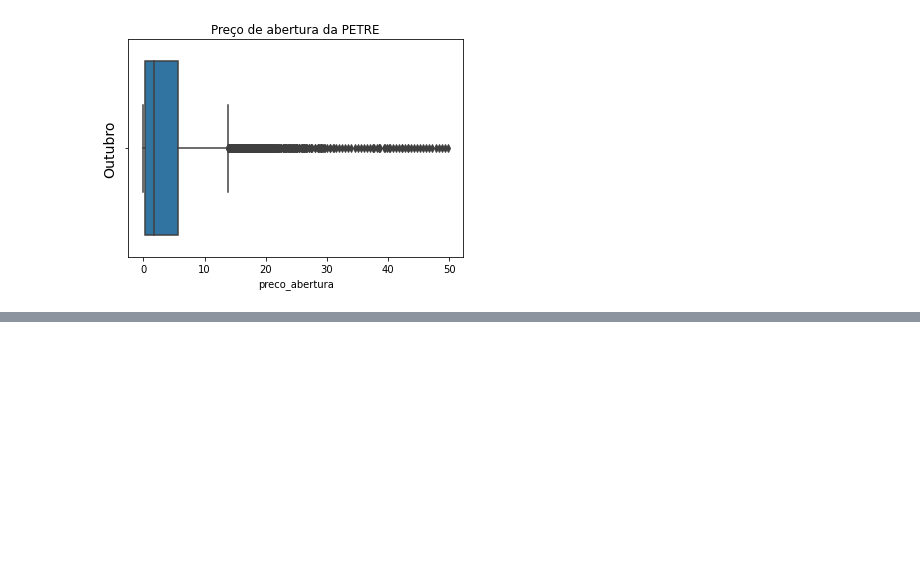
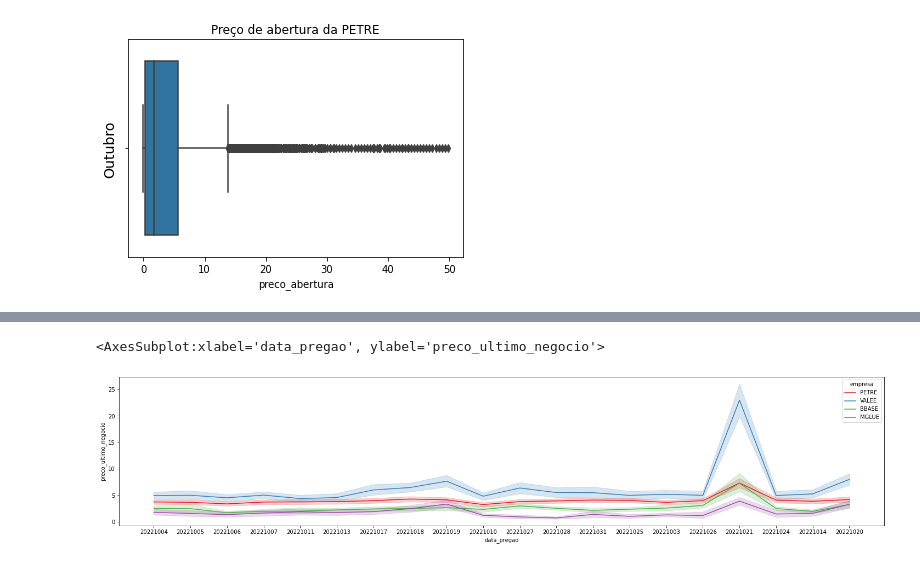
Before and after one commit to data-science-ci/actions-price-analysis, a Jupyter notebook: bovespa.ipynb, the cells around one changed output, grey strips where cells are left out. Drawn from its saved outputs; the diff is of its cells as text; code cells hidden in the pictures; blank space fills up the shorter version.

```diff
--- a/bovespa.ipynb
+++ b/bovespa.ipynb
@@ -291,0 +331,6 @@ empresa_1.plot.scatter(x="numero_negocios",y="preco_ultimo_negocio")
+# %%
+plt.figure(figsize=(25,5))
+sns.lineplot(data=empresas, x="data_pregao", y="preco_ultimo_negocio", hue="empresa")
+# %% [output]
+<AxesSubplot:xlabel='data_pregao', ylabel='preco_ultimo_negocio'>
+[figure, added]
```
Also changed, not shown: parts of 19 cells of this notebook.
